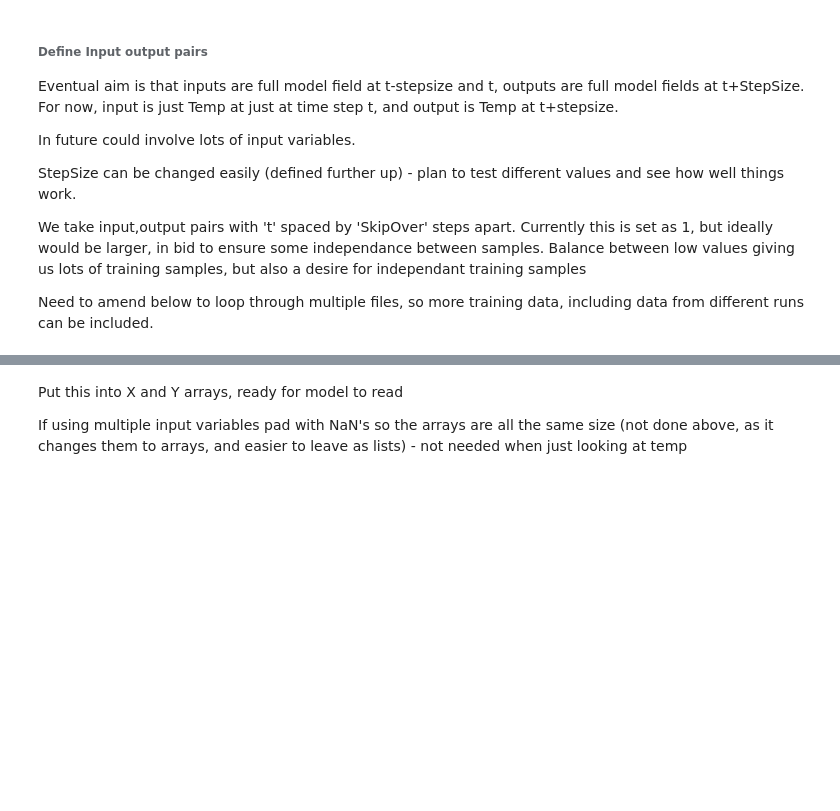
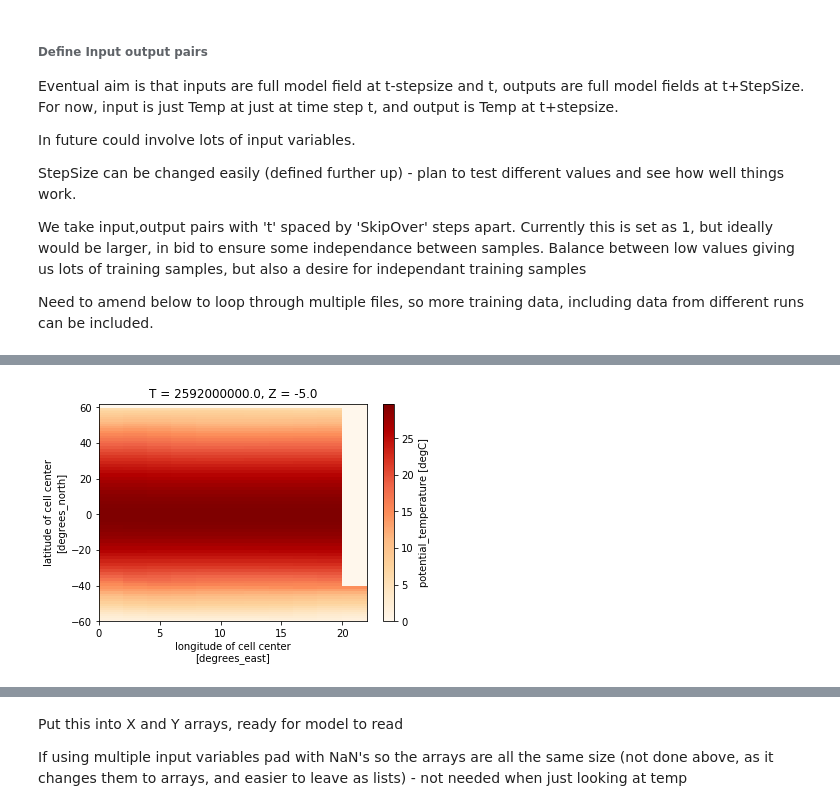
Before and after one commit to RachelFurner/DynamicPrediction, a Jupyter notebook: DynamicPrediction.ipynb, the cells around one changed output, grey strips where cells are left out. Cells and saved outputs as stored; diff of their text form; code cells hidden in the pictures; blank space fills up the shorter version.

```diff
--- a/DynamicPrediction.ipynb
+++ b/DynamicPrediction.ipynb
@@ -34,12 +39,12 @@ import pickle
 # %% [markdown]
 Define variables for this experiment
 # %%
-StepSize = 1 #number of timesteps forward which we want to predict
-SkipOver = 1
+StepSize = 1000 #number of timesteps forward which we want to predict
+SkipOver = 100
 # %% [markdown]
 Read in data files as Xarrays
 # %%
-DIR = '/Users/rachelfurner/JasminData/DynPred/'
+DIR = '/Users/rachelfurner/DATA/JasminData/DynPred/'
 exp_list = ['4500yr_Windx0.50']
 file_names = ['state.0000000000.t001.nc']
 file_list =[]
@@ -79,0 +296,6 @@ print(training_data[0][0].shape)
+# %%
+fig, ax = plt.subplots(ncols=1)
+ds.Temp.isel(T=StepSize,Z=0).plot(cmap='OrRd')
+fig.savefig('end.png')
+# %% [output]
+[figure, added]
```
Also changed, not shown: parts of 15 cells of this notebook.
